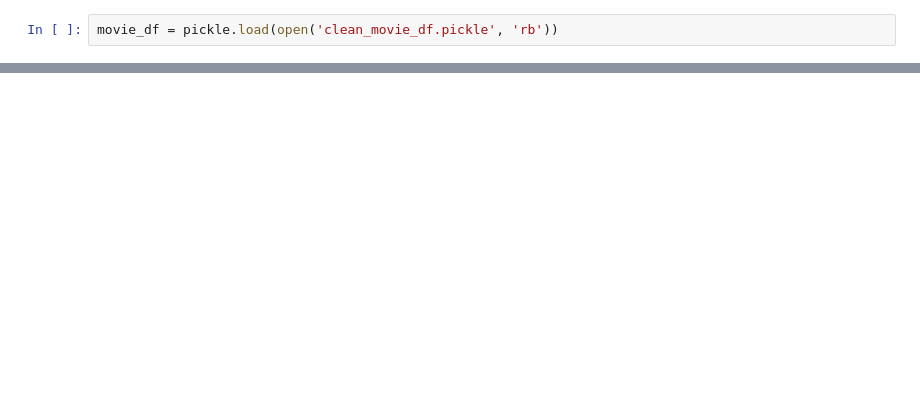
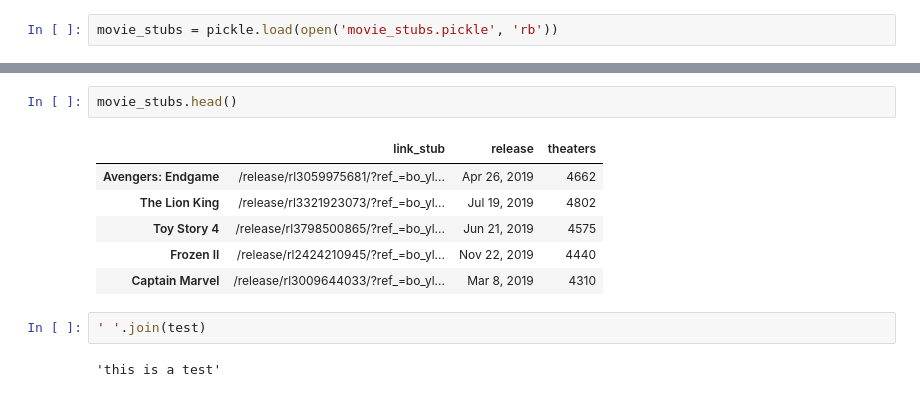
Before and after one commit to aauyeung19/Metis-Project-2, a Jupyter notebook: Untitled.ipynb, the cells around one changed output, grey strips where cells are left out. Saved outputs shown, nothing was run; the diff lists cells and outputs as text; blank space fills up the shorter version.

```diff
--- a/Untitled.ipynb
+++ b/Untitled.ipynb
@@ -7,2 +9,2 @@ import re
 # %%
-movie_df = pickle.load(open('clean_movie_df.pickle', 'rb'))
+movie_stubs = pickle.load(open('movie_stubs.pickle', 'rb'))
@@ -18,0 +67,13 @@ movie_df.Director()
+# %%
+movie_stubs.head()
+# %% [output]
+|  | link_stub | release | theaters |
+| Avengers: Endgame | /release/rl3059975681/?ref_=bo_yl... | Apr 26, 2019 | 4662 |
+| The Lion King | /release/rl3321923073/?ref_=bo_yl... | Jul 19, 2019 | 4802 |
+| Toy Story 4 | /release/rl3798500865/?ref_=bo_yl... | Jun 21, 2019 | 4575 |
+| Frozen II | /release/rl2424210945/?ref_=bo_yl... | Nov 22, 2019 | 4440 |
+| Captain Marvel | /release/rl3009644033/?ref_=bo_yl... | Mar 8, 2019 | 4310 |
+# %%
+' '.join(test)
+# %% [output]
+'this is a test'
```
Also changed, not shown: parts of 9 cells of this notebook, 8 other files.
